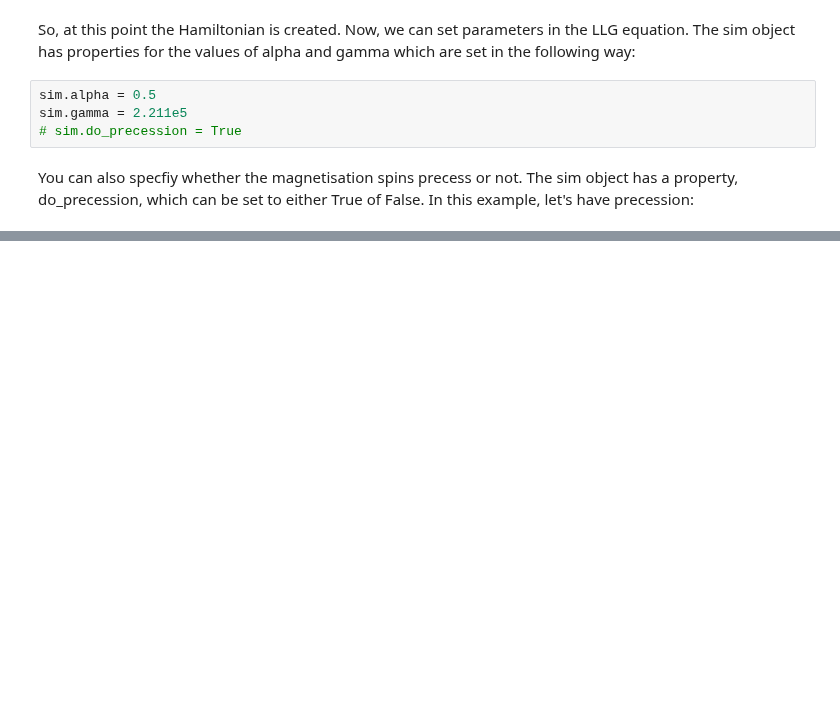
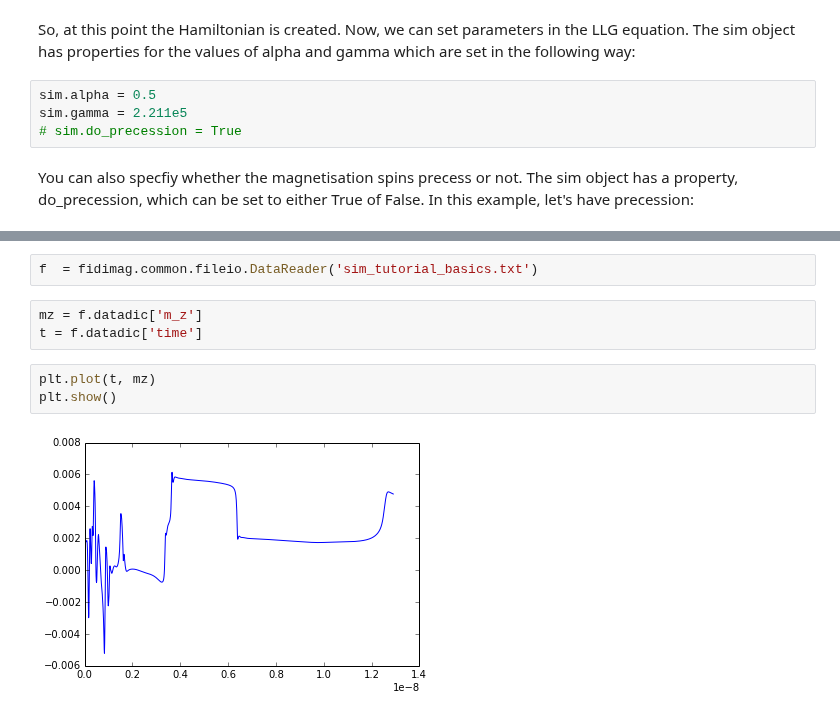
Before and after one commit to computationalmodelling/fidimag, a Jupyter notebook: doc/ipynb/tutorial-basics.ipynb, the cells around one changed output, grey strips where cells are left out. Drawn from its saved outputs; the diff is of its cells as text; blank space fills up the shorter version.

Commit message:
Adding more to basics tutorial notebook.

```diff
--- a/doc/ipynb/tutorial-basics.ipynb
+++ b/doc/ipynb/tutorial-basics.ipynb
@@ -169,0 +253,10 @@ step=3, time=3e-11, max_dmdt=3.80091e-06 ode_step=3.89833e-13
+# %%
+f  = fidimag.common.fileio.DataReader('sim_tutorial_basics.txt')
+# %%
+mz = f.datadic['m_z']
+t = f.datadic['time']
+# %%
+plt.plot(t, mz)
+plt.show()
+# %% [output]
+[figure, added]
```
Also changed, not shown: parts of 18 cells of this notebook.
